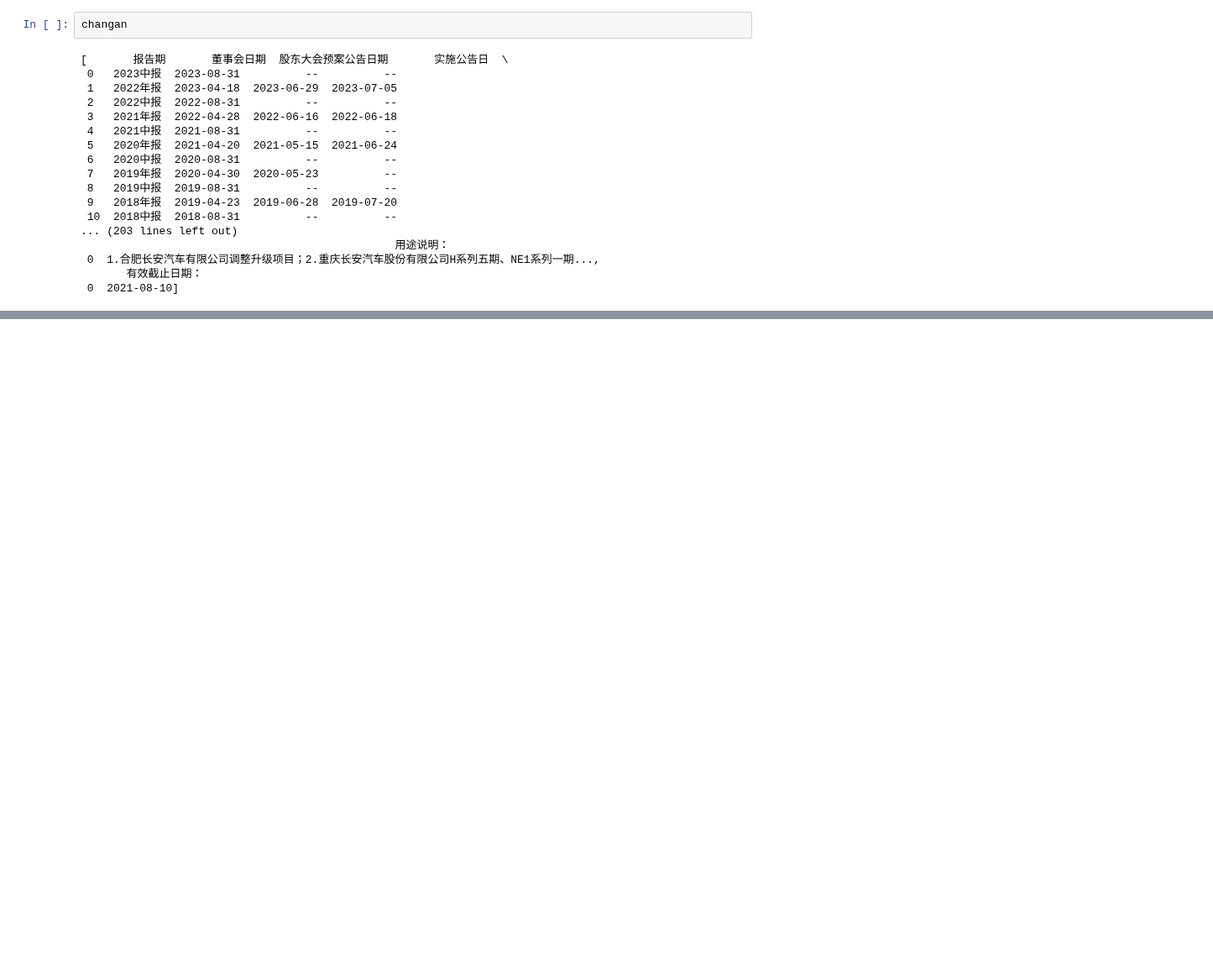
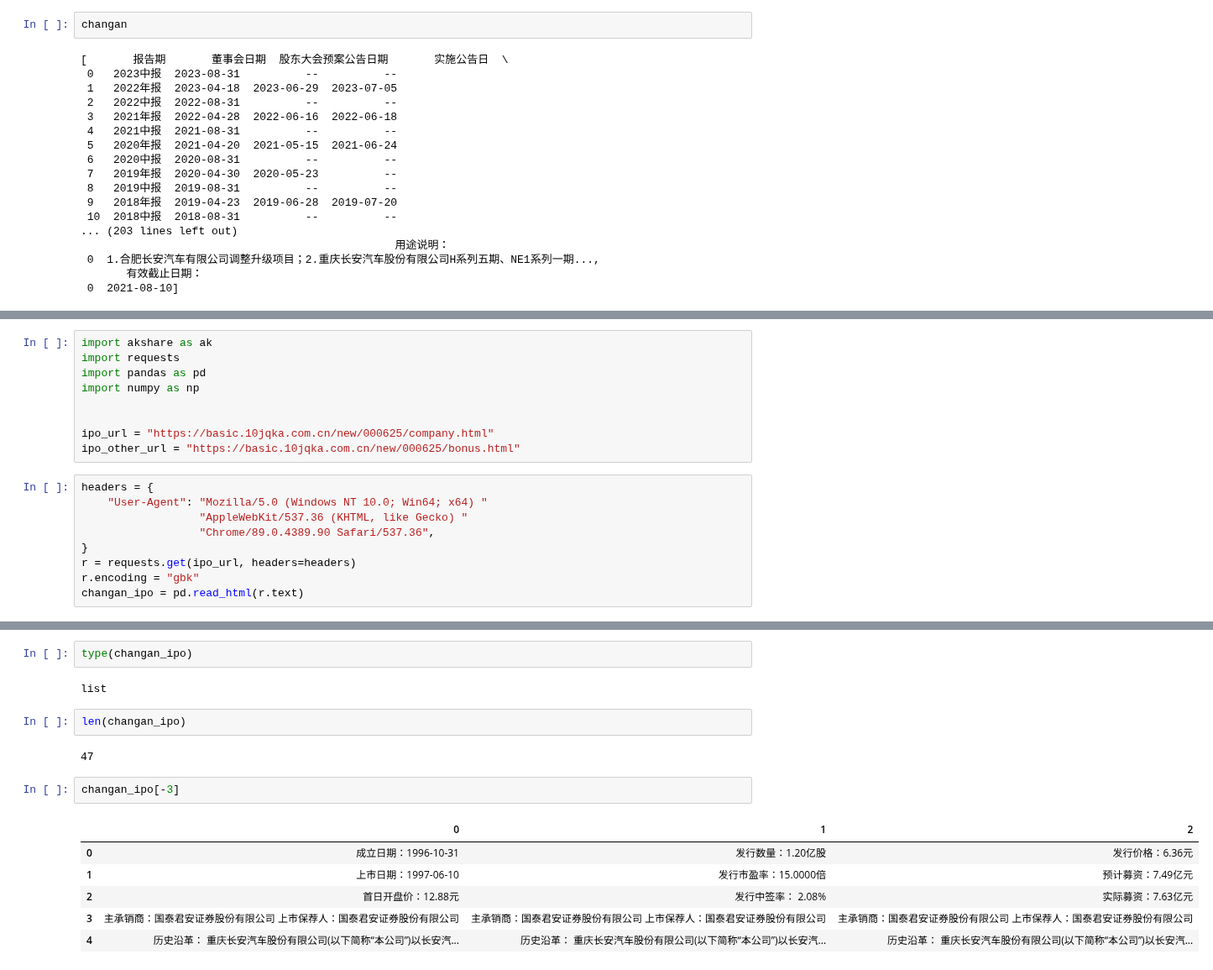
Before and after one commit to ysy2025/Quant, a Jupyter notebook: QuantPractice/jupyterTest/ods_stock_fenhong_his_full_tbl.ipynb, the cells around one changed output, grey strips where cells are left out. Shown at 84% size. Saved outputs shown, nothing was run; the diff lists cells and outputs as text; blank space fills up the shorter version.

```diff
--- a/QuantPractice/jupyterTest/ods_stock_fenhong_his_full_tbl.ipynb
+++ b/QuantPractice/jupyterTest/ods_stock_fenhong_his_full_tbl.ipynb
@@ -285,0 +318,18 @@ changan
+# %%
+import akshare as ak
+import requests
+import pandas as pd
+import numpy as np
+
+
+ipo_url = "https://basic.10jqka.com.cn/new/000625/company.html"
+ipo_other_url = "https://basic.10jqka.com.cn/new/000625/bonus.html"
+# %%
+headers = {
+    "User-Agent": "Mozilla/5.0 (Windows NT 10.0; Win64; x64) "
+                  "AppleWebKit/537.36 (KHTML, like Gecko) "
+                  "Chrome/89.0.4389.90 Safari/537.36",
+}
+r = requests.get(ipo_url, headers=headers)
+r.encoding = "gbk"
+changan_ipo = pd.read_html(r.text)
@@ -285,0 +376,17 @@ changan
+# %%
+type(changan_ipo)
+# %% [output]
+list
+# %%
+len(changan_ipo)
+# %% [output]
+47
+# %%
+changan_ipo[-3]
+# %% [output]
+|  | 0 | 1 | 2 |
+| 0 | 成立日期：1996-10-31 | 发行数量：1.20亿股 | 发行价格：6.36元 |
+| 1 | 上市日期：1997-06-10 | 发行市盈率：15.0000倍 | 预计募资：7.49亿元 |
+| 2 | 首日开盘价：12.88元 | 发行中签率： 2.08% | 实际募资：7.63亿元 |
+| 3 | 主承销商：国泰君安证券股份有限公司 上市保荐人：国泰君安证券股份有限公司 | 主承销商：国泰君安证券股份有限公司 上市保荐人：国泰君安证券股份有限公司 | 主承销商：国泰君安证券股份有限公司 上市保荐人：国泰君安证券股份有限公司 |
+| 4 | 历史沿革： 重庆长安汽车股份有限公司(以下简称“本公司”)以长安汽... | 历史沿革： 重庆长安汽车股份有限公司(以下简称“本公司”)以长安汽... | 历史沿革： 重庆长安汽车股份有限公司(以下简称“本公司”)以长安汽... |
```
Also changed, not shown: parts of 24 cells of this notebook, 1 other file.
